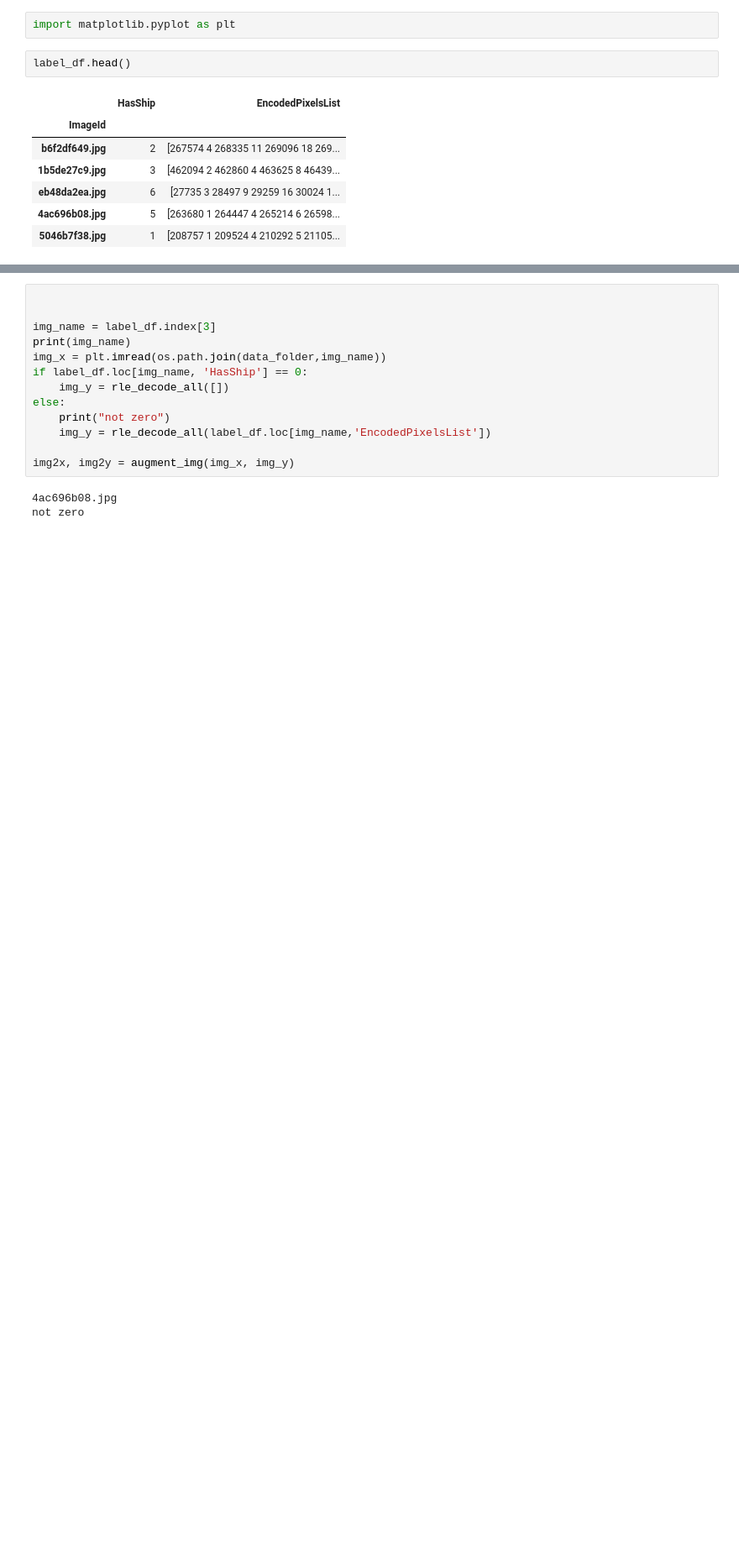
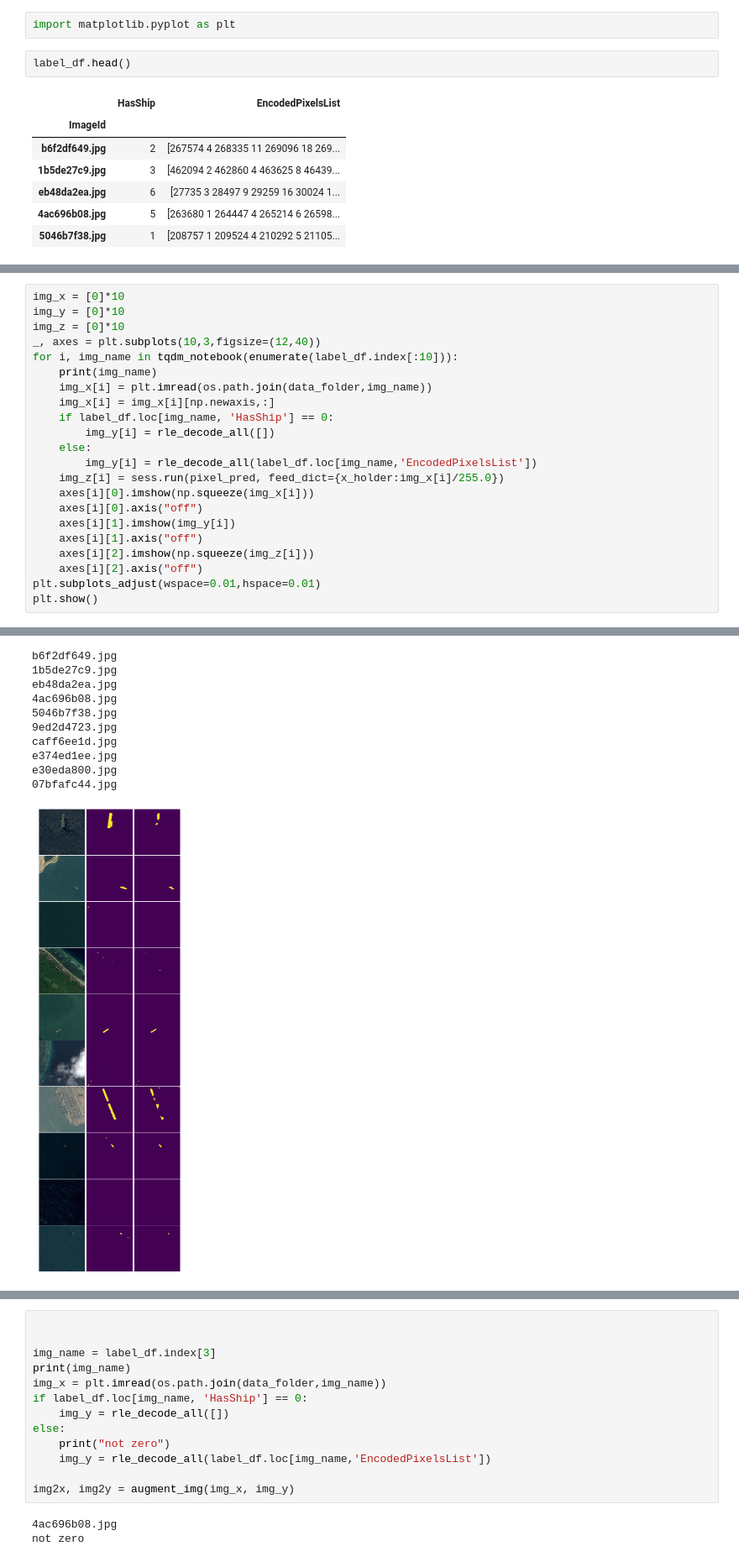
Before and after one commit to zhengrui315/Kaggle-Airbus-Ship-Detection, a Jupyter notebook: debug.ipynb, the cells around one changed output, grey strips where cells are left out. Shown at 84% size. Cells and saved outputs as stored; diff of their text form; blank space fills up the shorter version.

```diff
--- a/debug.ipynb
+++ b/debug.ipynb
@@ -23,0 +127,23 @@ label_df.head()
+# %%
+img_x = [0]*10
+img_y = [0]*10
+img_z = [0]*10
+_, axes = plt.subplots(10,3,figsize=(12,40))
+for i, img_name in tqdm_notebook(enumerate(label_df.index[:10])):
+    print(img_name)
+    img_x[i] = plt.imread(os.path.join(data_folder,img_name))
+    img_x[i] = img_x[i][np.newaxis,:]
+    if label_df.loc[img_name, 'HasShip'] == 0:
+        img_y[i] = rle_decode_all([])
+    else:
+        img_y[i] = rle_decode_all(label_df.loc[img_name,'EncodedPixelsList'])
+    img_z[i] = sess.run(pixel_pred, feed_dict={x_holder:img_x[i]/255.0})
+    axes[i][0].imshow(np.squeeze(img_x[i]))
+    axes[i][0].axis("off")
+    axes[i][1].imshow(img_y[i])
+    axes[i][1].axis("off")
+    axes[i][2].imshow(np.squeeze(img_z[i]))
+    axes[i][2].axis("off")
+plt.subplots_adjust(wspace=0.01,hspace=0.01)
+plt.show()
+# %% [output]
@@ -23,0 +151,11 @@ label_df.head()
+b6f2df649.jpg
+1b5de27c9.jpg
+eb48da2ea.jpg
+4ac696b08.jpg
+5046b7f38.jpg
+9ed2d4723.jpg
+caff6ee1d.jpg
+e374ed1ee.jpg
+e30eda800.jpg
+07bfafc44.jpg
+[figure, added]
```
Also changed, not shown: parts of 20 cells of this notebook, 9 other files.
